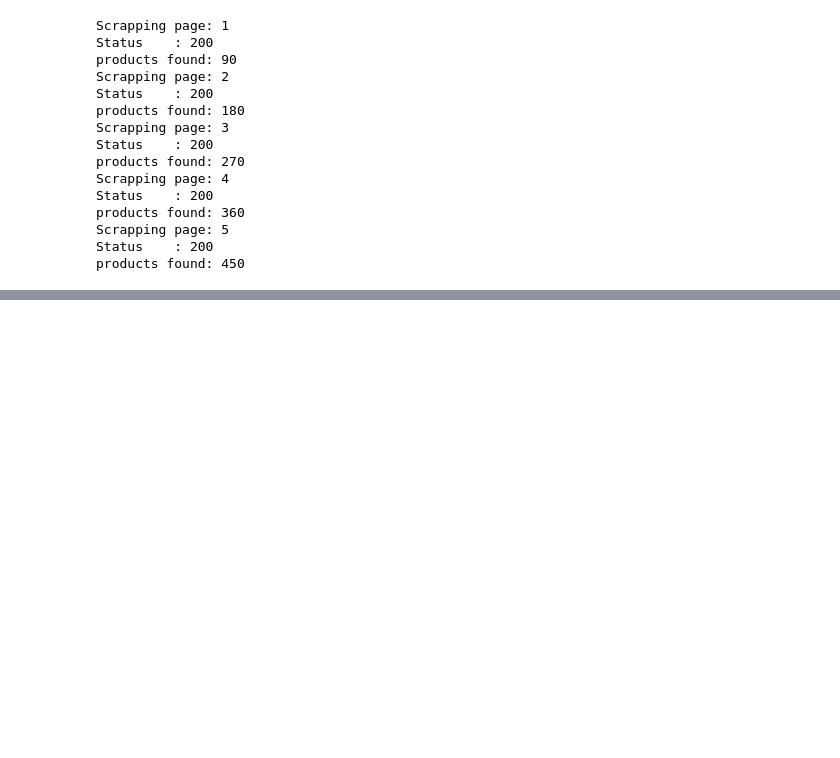
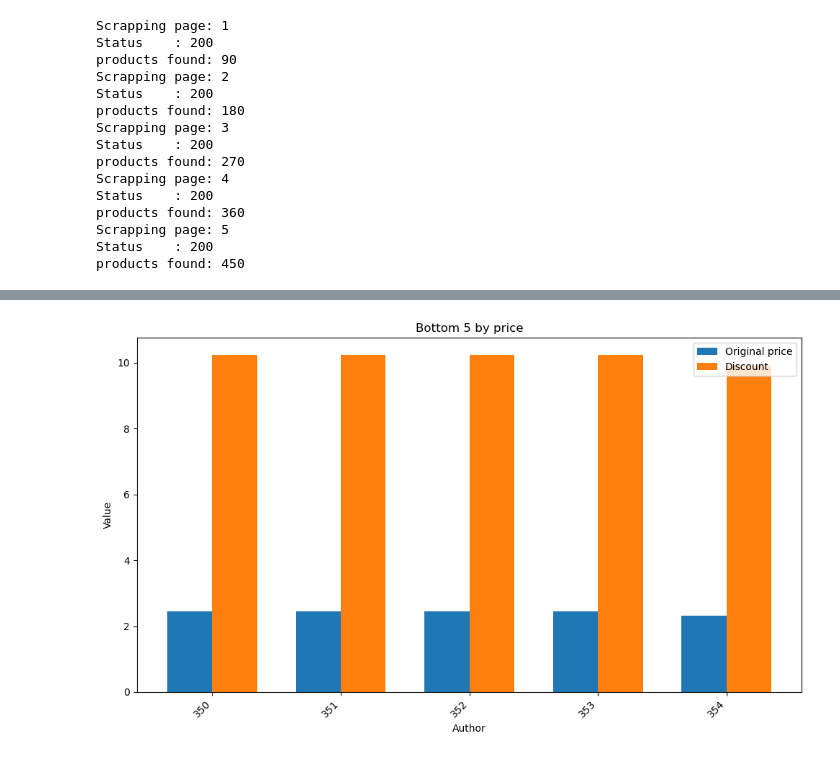
Before and after one commit to HawkWeldon/Soft_lab, a Jupyter notebook: Soft_lab_05/main.ipynb, the cells around one changed output, grey strips where cells are left out. Saved outputs shown, nothing was run; the diff lists cells and outputs as text; code cells hidden in the pictures; blank space fills up the shorter version.

```diff
--- a/Soft_lab_05/main.ipynb
+++ b/Soft_lab_05/main.ipynb
@@ -89,0 +136,3 @@ df.to_csv("meme_products.csv",index=False,encoding="utf-8-sig")
+# %%
+bottom = author_avg.tail(5)
+bottom
@@ -89,0 +166,20 @@ df.to_csv("meme_products.csv",index=False,encoding="utf-8-sig")
+# %%
+plt.figure(figsize=(10,6))
+
+x = range(len(bottom))
+width = 0.35
+
+plt.bar([i - width/2 for i in x], bottom["original price"], width=width, label = "Original price")
+plt.bar([i + width/2 for i in x], bottom["discount %"], width=width, label="Discount")
+
+plt.xlabel("Author")
+plt.ylabel("Value")
+plt.title("Bottom 5 by price")
+
+plt.xticks(x, bottom.index, rotation=45, ha="right")
+plt.legend()
+
+plt.tight_layout()
+plt.show()
+# %% [output]
+[figure, added]
```
Also changed, not shown: parts of 22 cells of this notebook, 2 other files.
